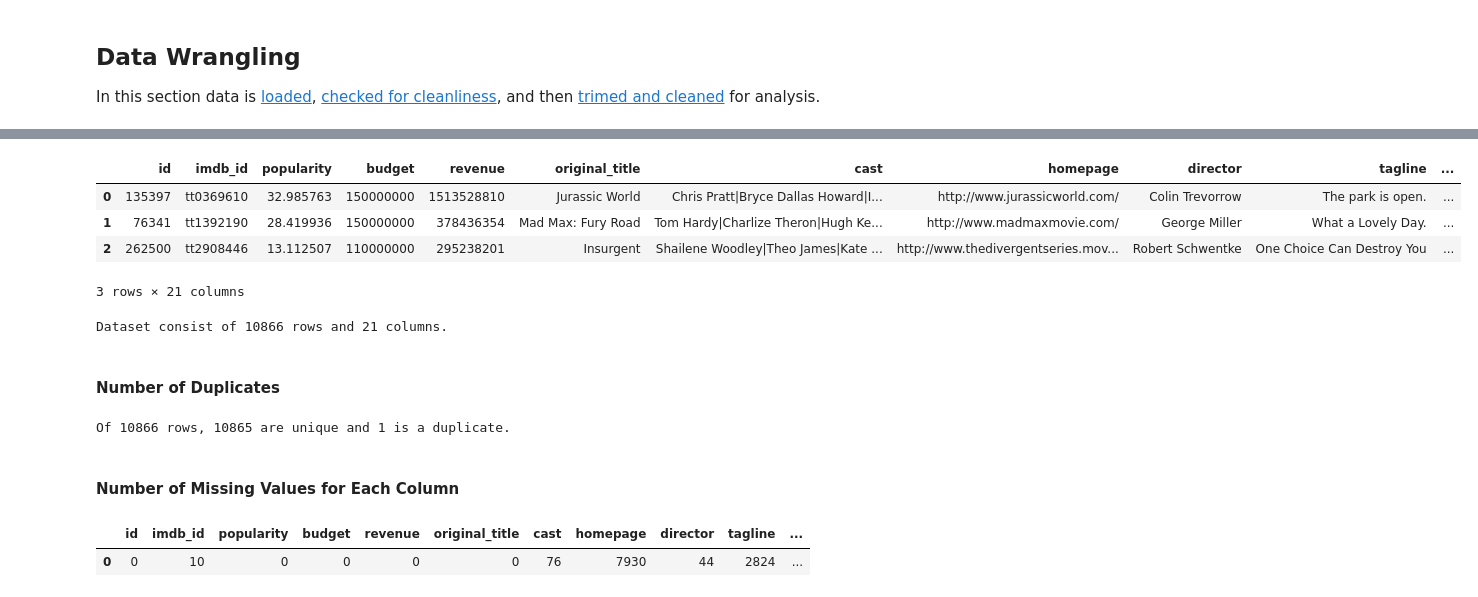
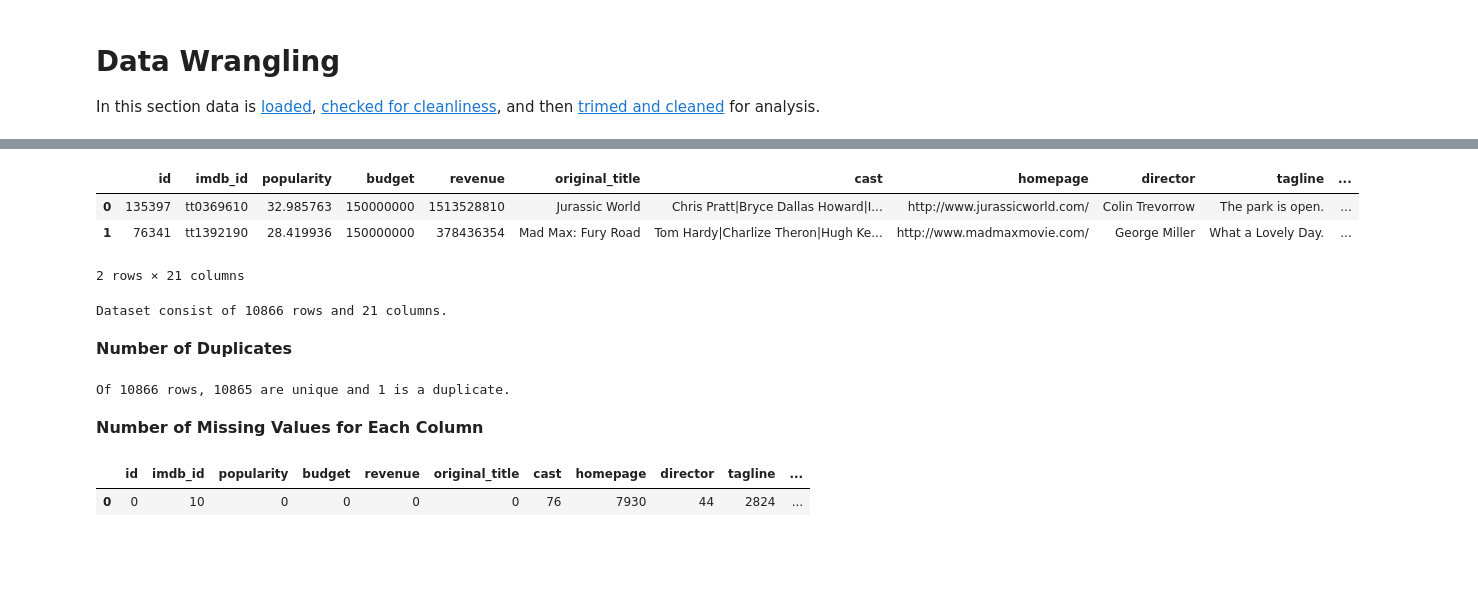
Before and after one commit to aZade-Dehghanpour/investigate_imdb_dataset, a Jupyter notebook: Codes/Notebook/Analysis of Imdb Movie Data.ipynb, the cells around one changed output, grey strips where cells are left out. Saved outputs shown, nothing was run; the diff lists cells and outputs as text; code cells hidden in the pictures; blank space fills up the shorter version.

```diff
--- a/Codes/Notebook/Analysis of Imdb Movie Data.ipynb
+++ b/Codes/Notebook/Analysis of Imdb Movie Data.ipynb
@@ -55,7 +77,7 @@ from datetime import datetime as dt
 %matplotlib inline
 # %% [markdown]
 <a id='wrangling'></a>
-## Data Wrangling
+# Data Wrangling
 In this section data is <a href = '#load'>loaded</a>, <a href = #check>checked for cleanliness</a>, and then <a href =#trim>trimed and cleaned</a> for analysis.
 # %% [markdown]
 <a id = 'load'></a>
@@ -63,26 +85,25 @@ In this section data is <a href = '#load'>loaded</a>, <a href = #check>checked f
 <a id = 'load'></a>
 # %%
 df_raw_data = pd.read_csv('../../Datasets/movies.csv')
-df_raw_data.head(3)
+df_raw_data.head(2)
 # %% [output]
 |  | id | imdb_id | popularity | budget | revenue | original_title | cast | homepage | director | tagline | ... |
 | 0 | 135397 | tt0369610 | 32.985763 | 150000000 | 1513528810 | Jurassic World | Chris Pratt|Bryce Dallas Howard|I... | http://www.jurassicworld.com/ | Colin Trevorrow | The park is open. | ... |
 | 1 | 76341 | tt1392190 | 28.419936 | 150000000 | 378436354 | Mad Max: Fury Road | Tom Hardy|Charlize Theron|Hugh Ke... | http://www.madmaxmovie.com/ | George Miller | What a Lovely Day. | ... |
-| 2 | 262500 | tt2908446 | 13.112507 | 110000000 | 295238201 | Insurgent | Shailene Woodley|Theo James|Kate ... | http://www.thedivergentseries.mov... | Robert Schwentke | One Choice Can Destroy You | ... |
-3 rows × 21 columns
+2 rows × 21 columns
 # %%
 print('Dataset consist of {} rows and {} columns.'.format(df_raw_data.shape[0],df_raw_data.shape[1]))
 # %% [output]
 Dataset consist of 10866 rows and 21 columns.
 # %% [markdown]
 <a id = 'check'></a>
-#### Number of Duplicates
+<font size = "3"><strong>Number of Duplicates</strong></font>
 # %%
 print('Of {} rows, {} are unique and {} is a duplicate.'.format(df_raw_data.shape[0],df_raw_data.id.nunique(),df_raw_data.duplicated().sum()))
 # %% [output]
 Of 10866 rows, 10865 are unique and 1 is a duplicate.
 # %% [markdown]
-#### Number of Missing Values for Each Column
+<font size = "3"><strong>Number of Missing Values for Each Column</strong></font>
 # %%
 pd.DataFrame(df_raw_data.isna().sum()).transpose()
 # %% [output]
```
Also changed, not shown: parts of 62 cells of this notebook, 4 other files.
